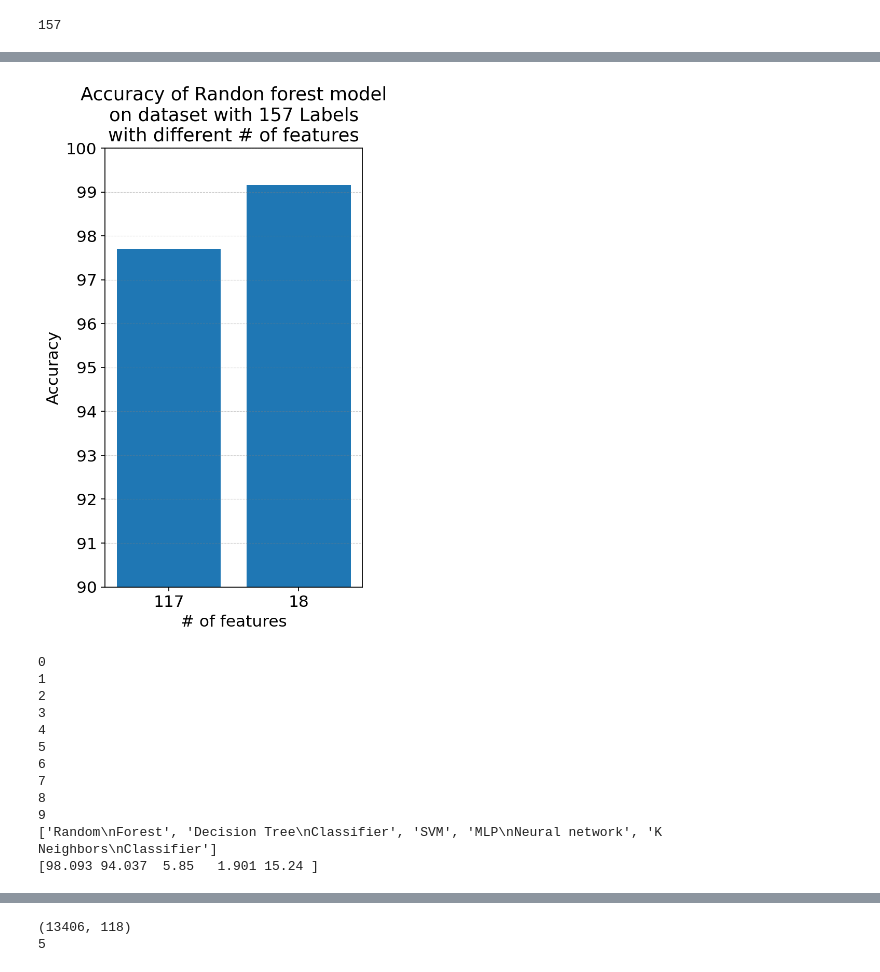
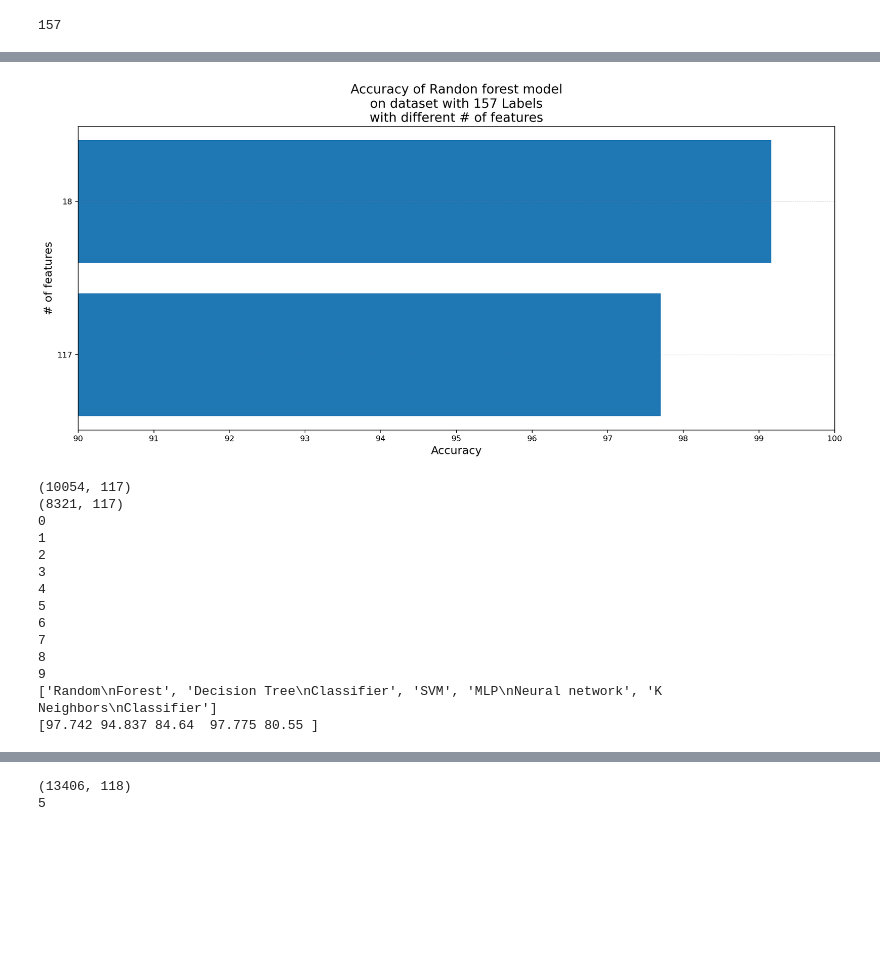
Before and after one commit to EhsanSaZ/BottleneckDetection, a Jupyter notebook: prototype/bottleneck_v2.ipynb, the cells around one changed output, grey strips where cells are left out. Saved outputs shown, nothing was run; the diff lists cells and outputs as text; code cells hidden in the pictures; blank space fills up the shorter version.

```diff
--- a/prototype/bottleneck_v2.ipynb
+++ b/prototype/bottleneck_v2.ipynb
@@ -295,23 +300,23 @@ print(np.round(metrics.accuracy_score(y_test, y_pred) * 100, 2))
 # %%
 acc = [97.7, 99.16]
 legends = ['117', '18']
 # Figure Size
-fig, ax = plt.subplots(figsize =(4, 7), dpi=160)
+fig, ax = plt.subplots(figsize =(17, 7), dpi=160)
 
 # Horizontal Bar Plot
-ax.bar(legends, acc)
+ax.barh(legends, acc)
 # Add x, y gridlines
 ax.grid(b = True, axis='y', color ='grey', linestyle ='--', linewidth = 0.5, alpha = 0.4)
-ax.set_ylabel('Accuracy', fontsize=14)
-ax.set_xlabel('# of features', fontsize=14)
+ax.set_xlabel('Accuracy', fontsize=14)
+ax.set_ylabel('# of features', fontsize=14)
 # ax.set_yticklabels(acc, rotation=10)
-ax.set_yticks(np.arange(90,105,1))
-ax.set_ylim(90, 100)
+ax.set_xticks(np.arange(90,105,1))
+ax.set_xlim(90, 100)
 ax.set_title('Accuracy of Randon forest model\non dataset with 157 Labels\nwith different # of features', fontsize=16)
 
 plt.savefig("Accuracy of Randon forest model on dataset with 157 Labels with different #features.jpg")
 # %% [output]
-[figure, old version]
+[figure, new version]
 # %%
 from sklearn.tree import DecisionTreeClassifier
 from sklearn import svm
@@ -337,6 +342,7 @@ for i in range(10):
     temp_acc = np.array([])
     for key in classifiers:
         clf = classifiers[key]
+        clf = make_pipeline(StandardScaler(), clf)
         clf.fit(X_train, y_train)
         y_pred = clf.predict(X_test)
         accuracy = np.round(metrics.accuracy_score(y_test, y_pred) * 100, 2)
@@ -348,6 +354,8 @@ accuracies = accuracies / 10
 print(classifiers_legends)
 print(accuracies)
 # %% [output]
+(10054, 117)
+(8321, 117)
 0
 1
 2
@@ -359,7 +367,7 @@ print(accuracies)
 8
 9
 ['Random\nForest', 'Decision Tree\nClassifier', 'SVM', 'MLP\nNeural network', 'K Neighbors\nClassifier']
-[98.093 94.037  5.85   1.901 15.24 ]
+[97.742 94.837 84.64  97.775 80.55 ]
 # %%
 # Figure Size
 fig, ax = plt.subplots(figsize =(17, 5), dpi=160)
```
Also changed, not shown: parts of 24 cells of this notebook, 1 other file.
